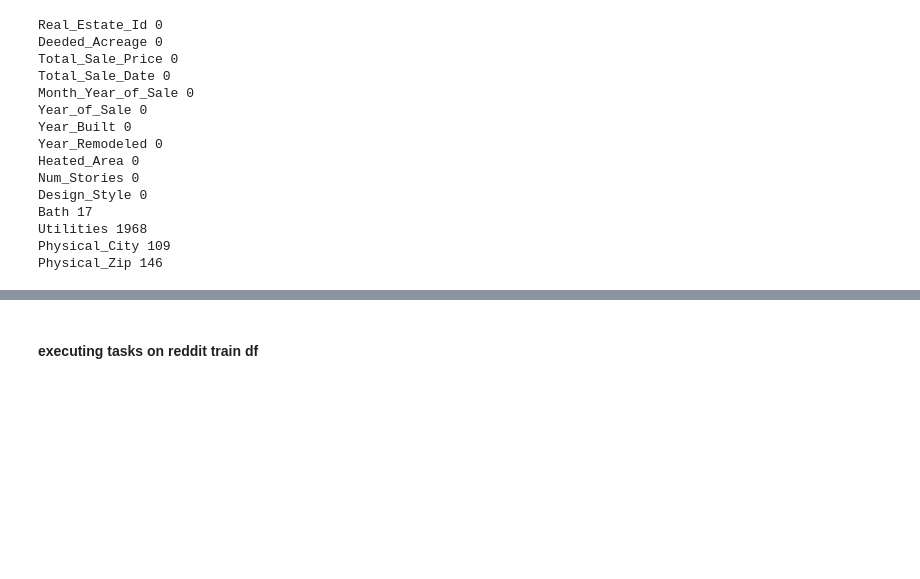
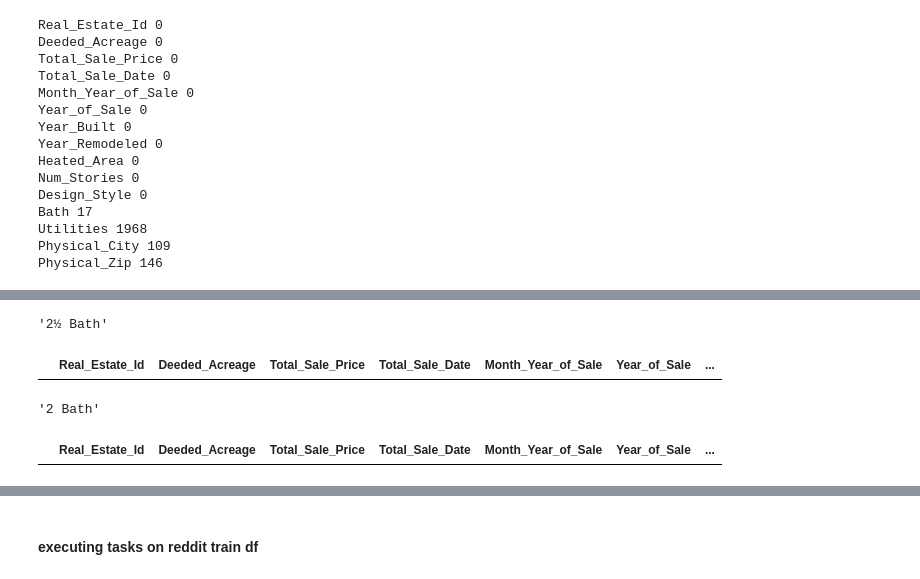
Before and after one commit to jcarballo1/CS7394_AppliedML, a Jupyter notebook: Project3/Project03.ipynb, the cells around one changed output, grey strips where cells are left out. Drawn from its saved outputs; the diff is of its cells as text; code cells hidden in the pictures; blank space fills up the shorter version.

```diff
--- a/Project3/Project03.ipynb
+++ b/Project3/Project03.ipynb
@@ -398,0 +352,4 @@ nan_values
+# %%
+real_estate_df[real_estate_df['Design_Style'] == "Conventional"]["Bath"].mode()[0]
+# %% [output]
+'2½ Bath'
@@ -398,0 +358,8 @@ nan_values
+# %%
+real_estate_df[(real_estate_df['Bath'].isna()) & (real_estate_df['Design_Style'] == 'Conventional')]
+# %% [output]
+|  | Real_Estate_Id | Deeded_Acreage | Total_Sale_Price | Total_Sale_Date | Month_Year_of_Sale | Year_of_Sale | ... |
+# %%
+real_estate_df[real_estate_df['Design_Style'] == "Condo"]["Bath"].mode()[0]
+# %% [output]
+'2 Bath'
@@ -398,0 +368,4 @@ nan_values
+# %%
+real_estate_df[(real_estate_df['Bath'].isna()) & (real_estate_df['Design_Style'] == 'Condo')]
+# %% [output]
+|  | Real_Estate_Id | Deeded_Acreage | Total_Sale_Price | Total_Sale_Date | Month_Year_of_Sale | Year_of_Sale | ... |
```
Also changed, not shown: parts of 60 cells of this notebook.
